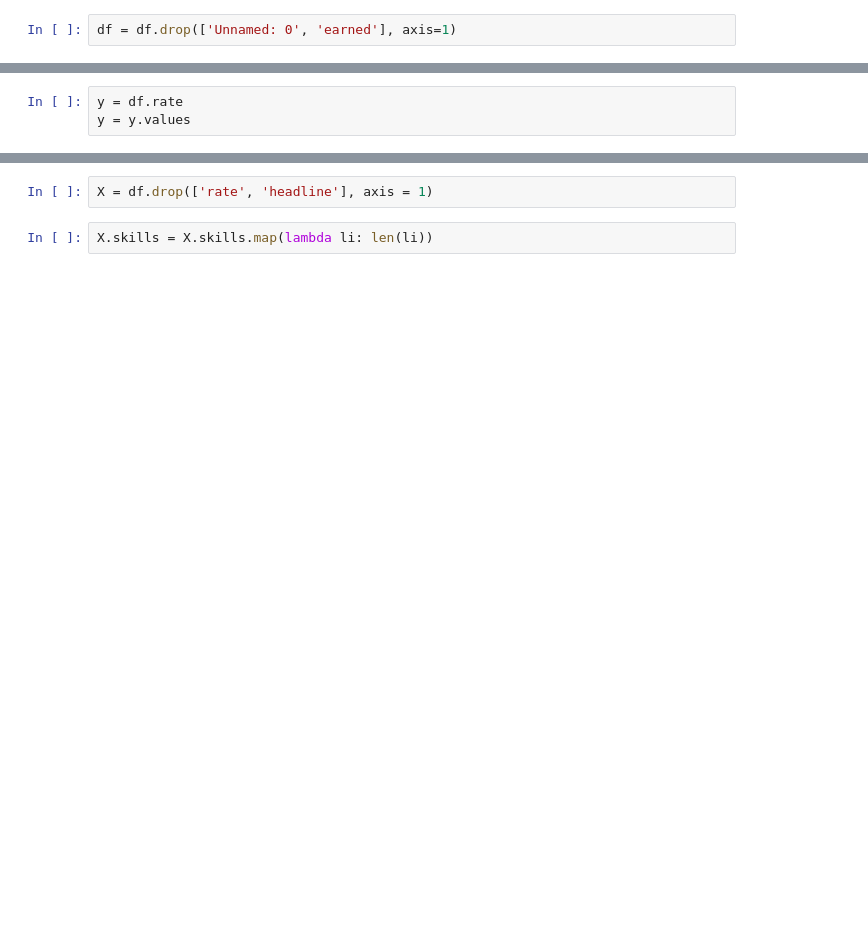
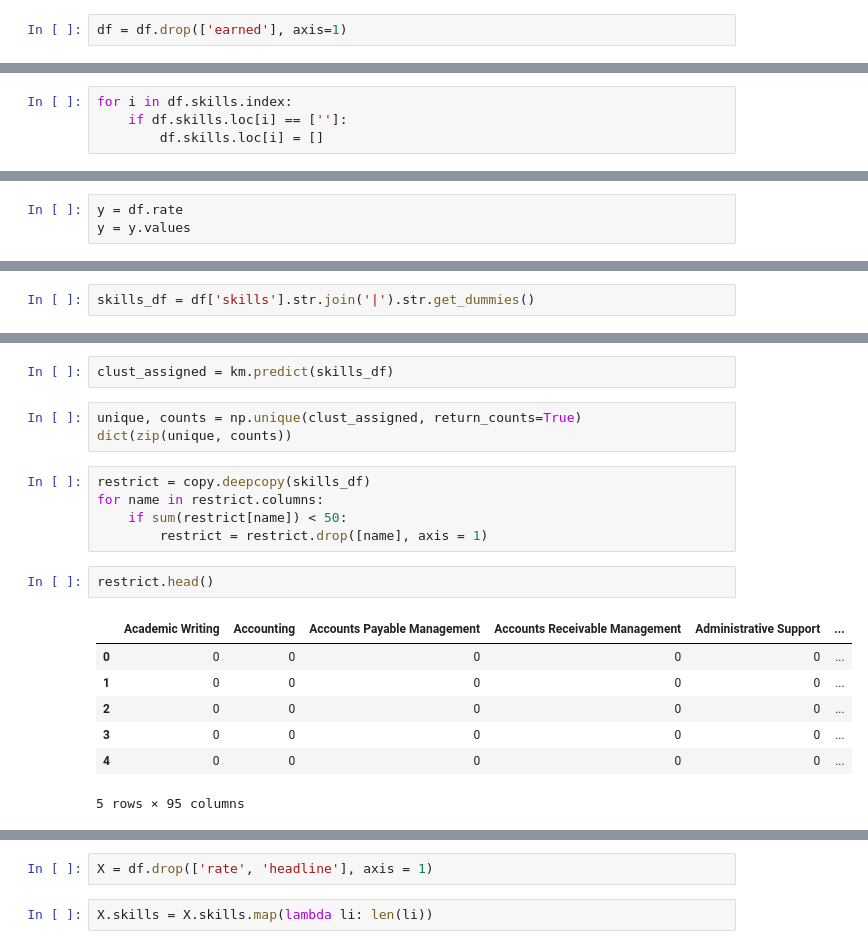
Before and after one commit to davidmasse/freelancer-rates, a Jupyter notebook: regress.ipynb, the cells around one changed output, grey strips where cells are left out. Cells and saved outputs as stored; diff of their text form; blank space fills up the shorter version.

```diff
--- a/regress.ipynb
+++ b/regress.ipynb
@@ -34,2 +57,2 @@ Index(['Unnamed: 0', 'earned', 'headline', 'hours', 'jobs', 'rate', 'skills'], d
 # %%
-df = df.drop(['Unnamed: 0', 'earned'], axis=1)
+df = df.drop(['earned'], axis=1)
@@ -125,0 +75,4 @@ len(sorted_list)
+# %%
+for i in df.skills.index:
+    if df.skills.loc[i] == ['']:
+        df.skills.loc[i] = []
@@ -134,0 +107,2 @@ Text(0.5,1,'Rates')
+# %%
+skills_df = df['skills'].str.join('|').str.get_dummies()
@@ -134,0 +140,20 @@ Text(0.5,1,'Rates')
+# %%
+clust_assigned = km.predict(skills_df)
+# %%
+unique, counts = np.unique(clust_assigned, return_counts=True)
+dict(zip(unique, counts))
+# %%
+restrict = copy.deepcopy(skills_df)
+for name in restrict.columns:
+    if sum(restrict[name]) < 50:
+        restrict = restrict.drop([name], axis = 1)
+# %%
+restrict.head()
+# %% [output]
+|  | Academic Writing | Accounting | Accounts Payable Management | Accounts Receivable Management | Administrative Support | ... |
+| 0 | 0 | 0 | 0 | 0 | 0 | ... |
+| 1 | 0 | 0 | 0 | 0 | 0 | ... |
+| 2 | 0 | 0 | 0 | 0 | 0 | ... |
+| 3 | 0 | 0 | 0 | 0 | 0 | ... |
+| 4 | 0 | 0 | 0 | 0 | 0 | ... |
+5 rows × 95 columns
```
Also changed, not shown: parts of 100 cells of this notebook, 5 other files.
